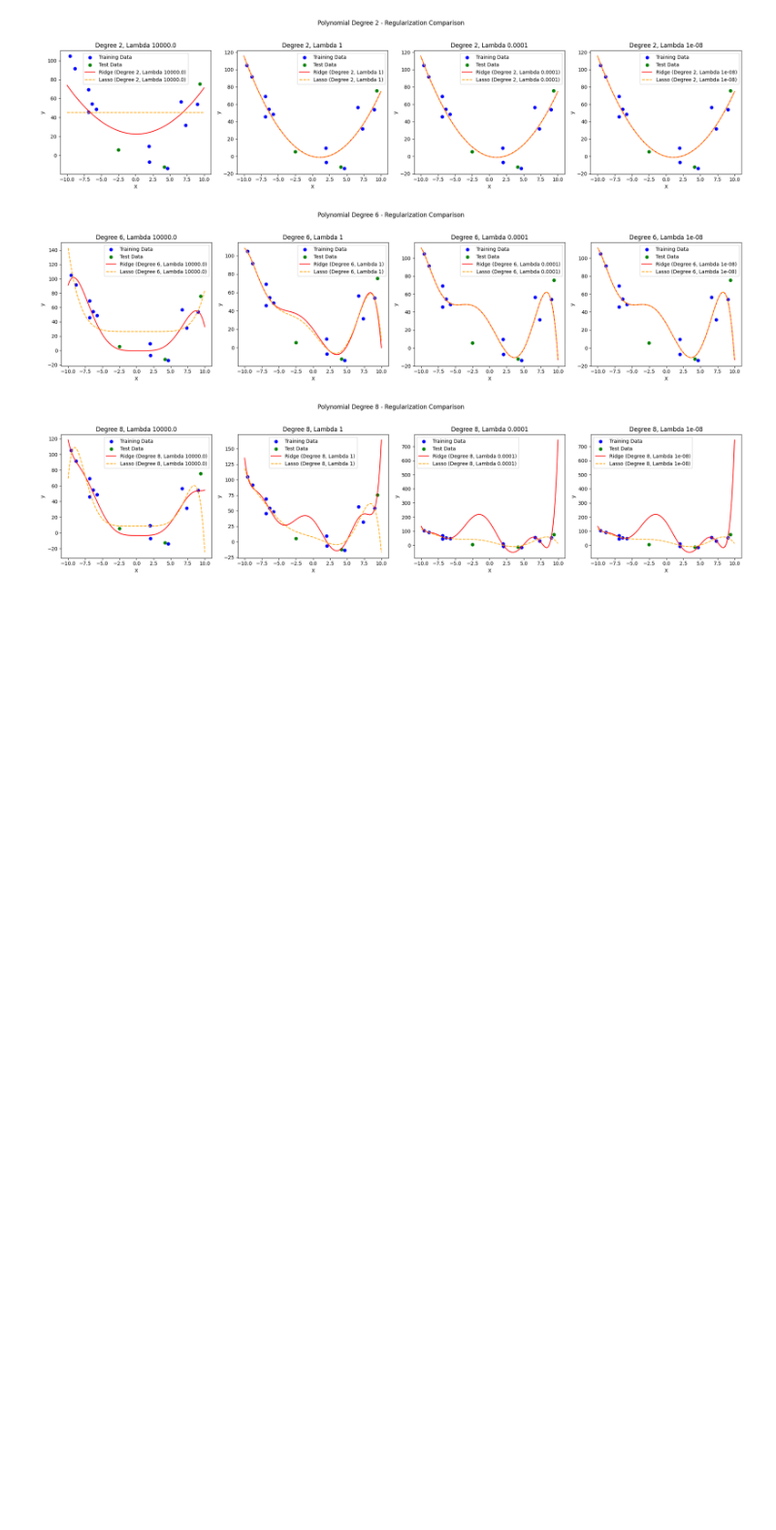
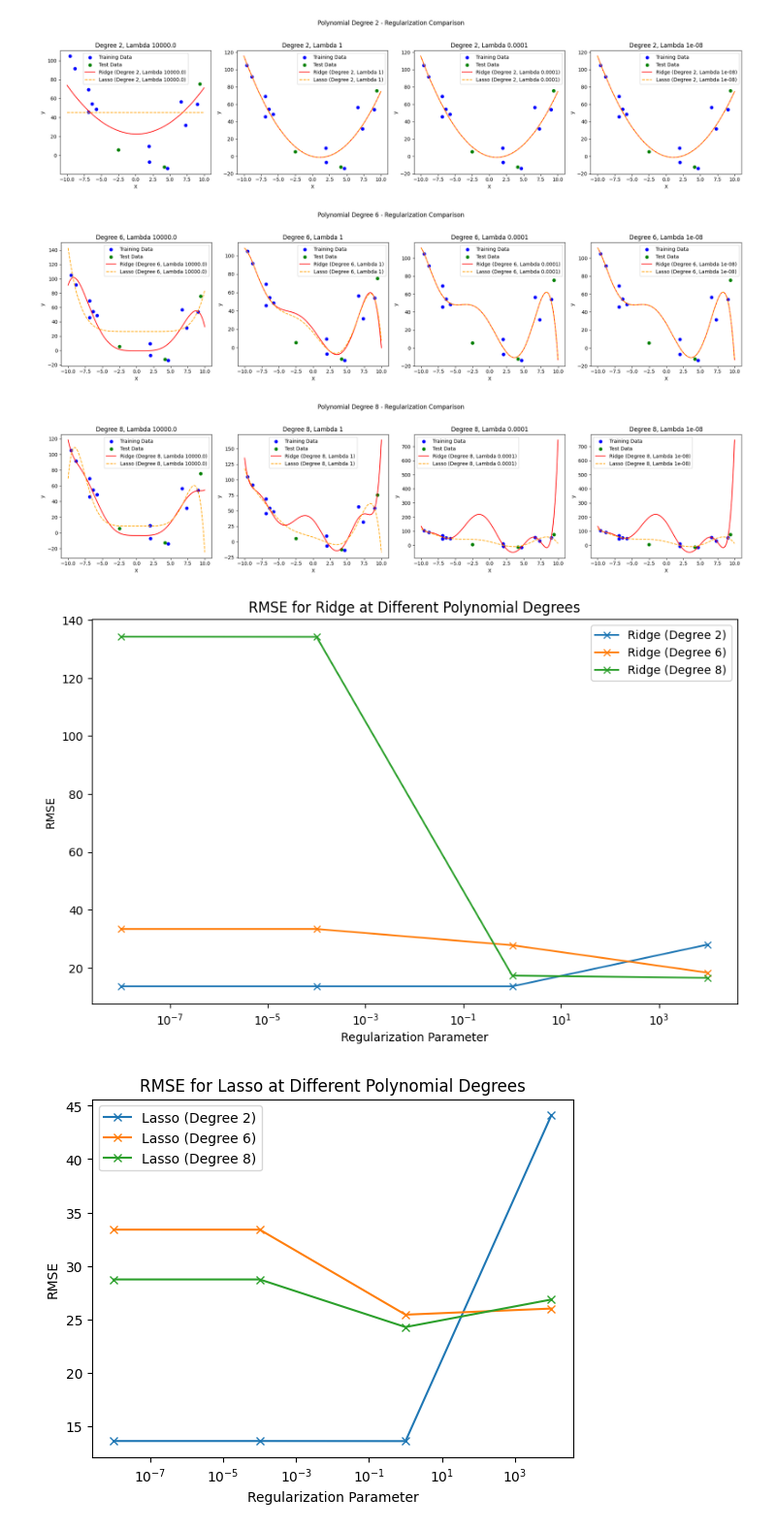
Before and after one commit to hoseinAkbari97/machine_learning_course, a Jupyter notebook: Chapter_01_Supervised_Learning/regression/Linear_Regression_1.ipynb, the cells around one changed output. Shown at 97% size. Cells and saved outputs as stored; diff of their text form; code cells hidden in the pictures; blank space fills up the shorter version.

```diff
--- a/Chapter_01_Supervised_Learning/regression/Linear_Regression_1.ipynb
+++ b/Chapter_01_Supervised_Learning/regression/Linear_Regression_1.ipynb
@@ -474,3 +474,27 @@ for degree_idx, degree in enumerate(degrees):
 [figure]
 [figure]
 [figure]
+# %%
+# Plot RMSE
+plt.figure(figsize=(10, 6))
+
+for degree_idx, degree in enumerate(degrees):
+  plt.plot(lambdas, ridge_rmse_test[degree_idx], marker='x', label=f'Ridge (Degree {degree})')
+plt.xscale('log')
+plt.xlabel('Regularization Parameter')
+plt.ylabel('RMSE')
+plt.title('RMSE for Ridge at Different Polynomial Degrees')
+plt.legend()
+plt.show()
+
+for degree_idx, degree in enumerate(degrees):
+  plt.plot(lambdas, lasso_rmse_test[degree_idx], marker='x', label=f'Lasso (Degree {degree})')
+plt.xscale('log')
+plt.xlabel('Regularization Parameter')
+plt.ylabel('RMSE')
+plt.title('RMSE for Lasso at Different Polynomial Degrees')
+plt.legend()
+plt.show()
+# %% [output]
+[figure, added]
+[figure, added]
```
